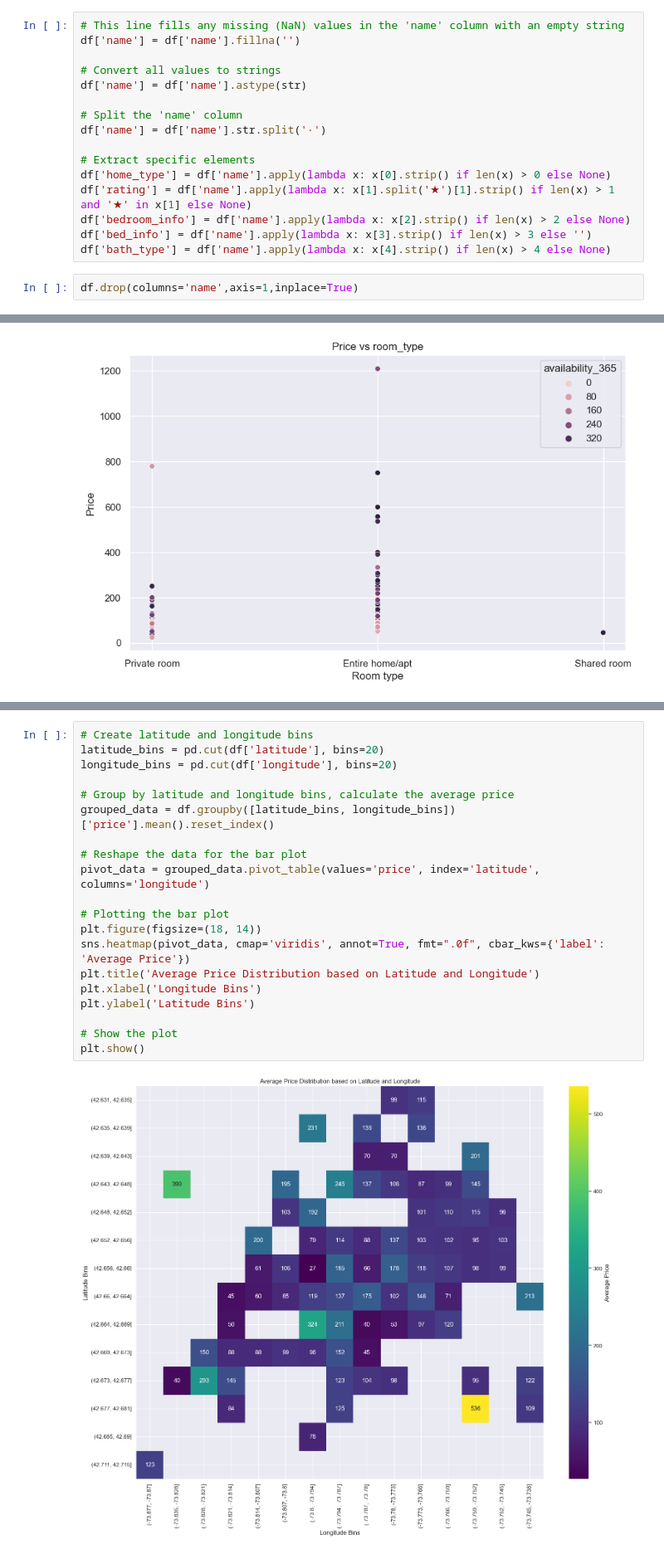
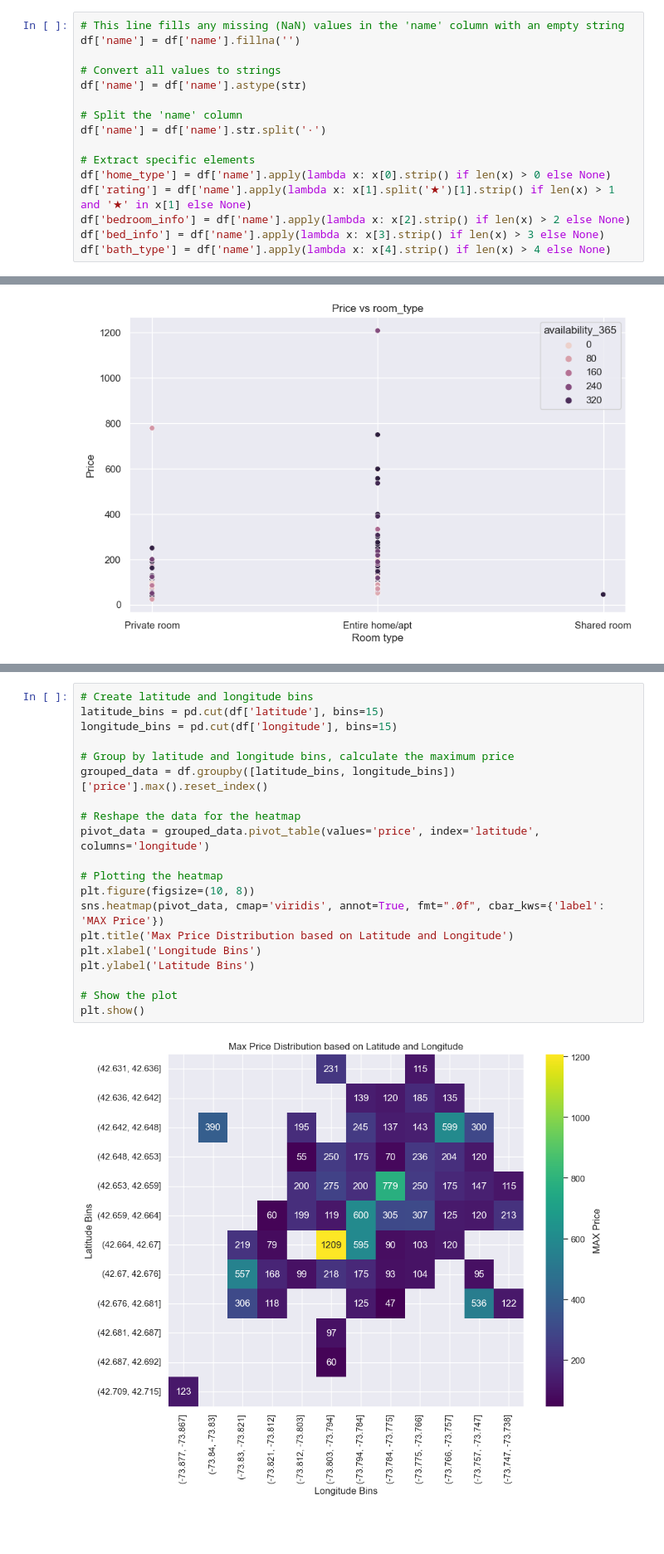
Before and after one commit to elhassan-othman/Airbnb-EDA-Project, a Jupyter notebook: Airbnb_Listing_EDA.ipynb, the cells around one changed output, grey strips where cells are left out. Shown at 83% size. Saved outputs shown, nothing was run; the diff lists cells and outputs as text; blank space fills up the shorter version.

```diff
--- a/Airbnb_Listing_EDA.ipynb
+++ b/Airbnb_Listing_EDA.ipynb
@@ -80,10 +80,8 @@ df['name'] = df['name'].str.split('·')
 df['home_type'] = df['name'].apply(lambda x: x[0].strip() if len(x) > 0 else None)
 df['rating'] = df['name'].apply(lambda x: x[1].split('★')[1].strip() if len(x) > 1 and '★' in x[1] else None)
 df['bedroom_info'] = df['name'].apply(lambda x: x[2].strip() if len(x) > 2 else None)
-df['bed_info'] = df['name'].apply(lambda x: x[3].strip() if len(x) > 3 else '')
+df['bed_info'] = df['name'].apply(lambda x: x[3].strip() if len(x) > 3 else None)
 df['bath_type'] = df['name'].apply(lambda x: x[4].strip() if len(x) > 4 else None)
-# %%
-df.drop(columns='name',axis=1,inplace=True)
 # %%
 # Set 'id' and 'host_id' as the DataFrame's index, modifying the DataFrame in-place
 df.set_index(['id','host_id'],inplace=True)
@@ -614,22 +622,22 @@ plt.show()
 # %%
 # Create latitude and longitude bins
-latitude_bins = pd.cut(df['latitude'], bins=20)
-longitude_bins = pd.cut(df['longitude'], bins=20)
+latitude_bins = pd.cut(df['latitude'], bins=15)
+longitude_bins = pd.cut(df['longitude'], bins=15)
 
-# Group by latitude and longitude bins, calculate the average price
-grouped_data = df.groupby([latitude_bins, longitude_bins])['price'].mean().reset_index()
+# Group by latitude and longitude bins, calculate the maximum price
+grouped_data = df.groupby([latitude_bins, longitude_bins])['price'].max().reset_index()
 
-# Reshape the data for the bar plot
+# Reshape the data for the heatmap
 pivot_data = grouped_data.pivot_table(values='price', index='latitude', columns='longitude')
 
-# Plotting the bar plot
-plt.figure(figsize=(18, 14))
-sns.heatmap(pivot_data, cmap='viridis', annot=True, fmt=".0f", cbar_kws={'label': 'Average Price'})
-plt.title('Average Price Distribution based on Latitude and Longitude')
+# Plotting the heatmap
+plt.figure(figsize=(10, 8))
+sns.heatmap(pivot_data, cmap='viridis', annot=True, fmt=".0f", cbar_kws={'label': 'MAX Price'})
+plt.title('Max Price Distribution based on Latitude and Longitude')
 plt.xlabel('Longitude Bins')
 plt.ylabel('Latitude Bins')
 
 # Show the plot
 plt.show()
 # %% [output]
-[figure, old version]
+[figure, new version]
```
Also changed, not shown: parts of 27 cells of this notebook.
